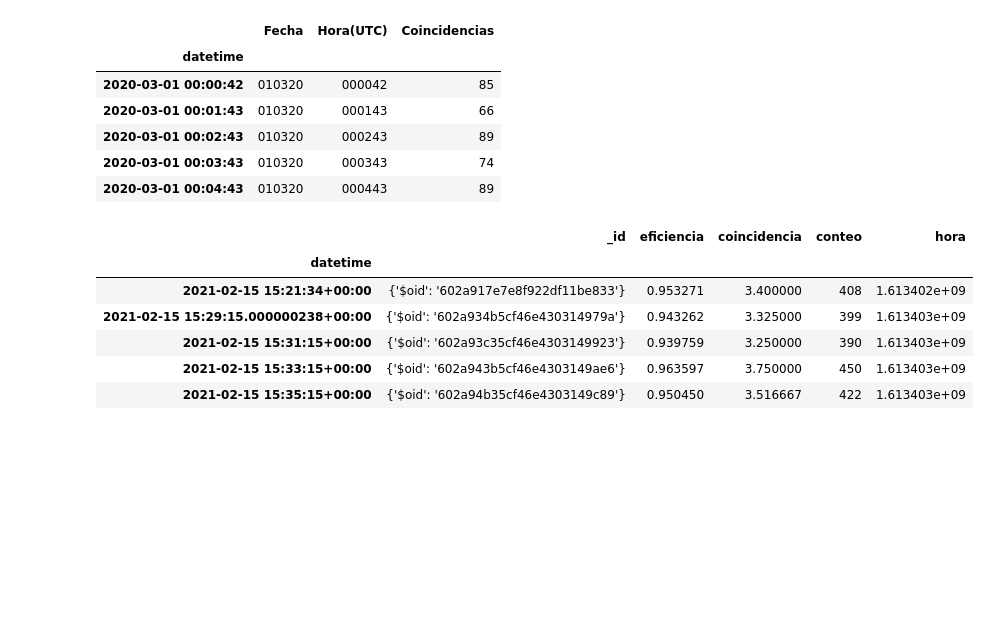
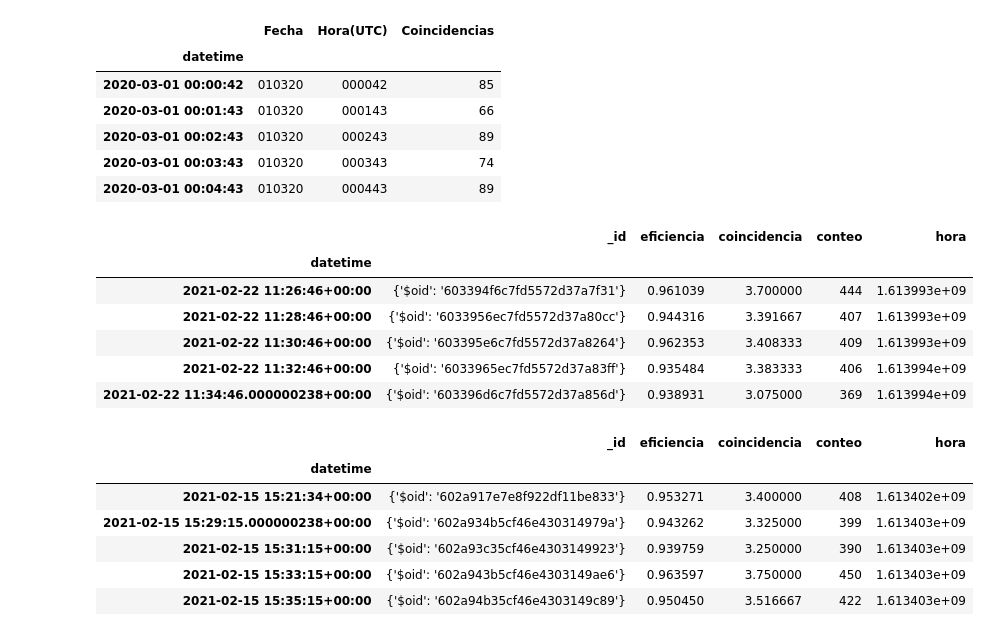
Before and after one commit to diegostaPy/escaramujo, a Jupyter notebook: 2021dataComparisonPyvsMex.ipynb, the cells around one changed output. Saved outputs shown, nothing was run; the diff lists cells and outputs as text; code cells hidden in the pictures; blank space fills up the shorter version.

```diff
--- a/2021dataComparisonPyvsMex.ipynb
+++ b/2021dataComparisonPyvsMex.ipynb
@@ -36,0 +36,10 @@ flagPy=np.logical_and(py.index>"2021-02-15",py.index<"2021-02-22")
+# %%
+py.tail()
+# %% [output]
+|  | _id | eficiencia | coincidencia | conteo | hora |
+| datetime |  |  |  |  |  |
+| 2021-02-22 11:26:46+00:00 | {'$oid': '603394f6c7fd5572d37a7f31'} | 0.961039 | 3.700000 | 444 | 1.613993e+09 |
+| 2021-02-22 11:28:46+00:00 | {'$oid': '6033956ec7fd5572d37a80cc'} | 0.944316 | 3.391667 | 407 | 1.613993e+09 |
+| 2021-02-22 11:30:46+00:00 | {'$oid': '603395e6c7fd5572d37a8264'} | 0.962353 | 3.408333 | 409 | 1.613993e+09 |
+| 2021-02-22 11:32:46+00:00 | {'$oid': '6033965ec7fd5572d37a83ff'} | 0.935484 | 3.383333 | 406 | 1.613994e+09 |
+| 2021-02-22 11:34:46.000000238+00:00 | {'$oid': '603396d6c7fd5572d37a856d'} | 0.938931 | 3.075000 | 369 | 1.613994e+09 |
```
Also changed, not shown: parts of 8 cells of this notebook, 5 other files.
